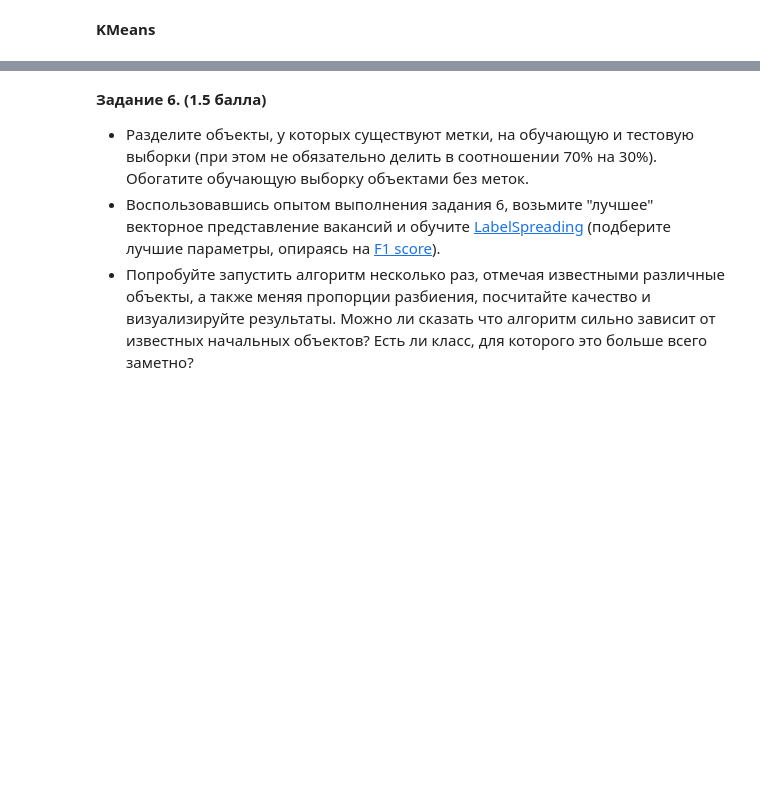
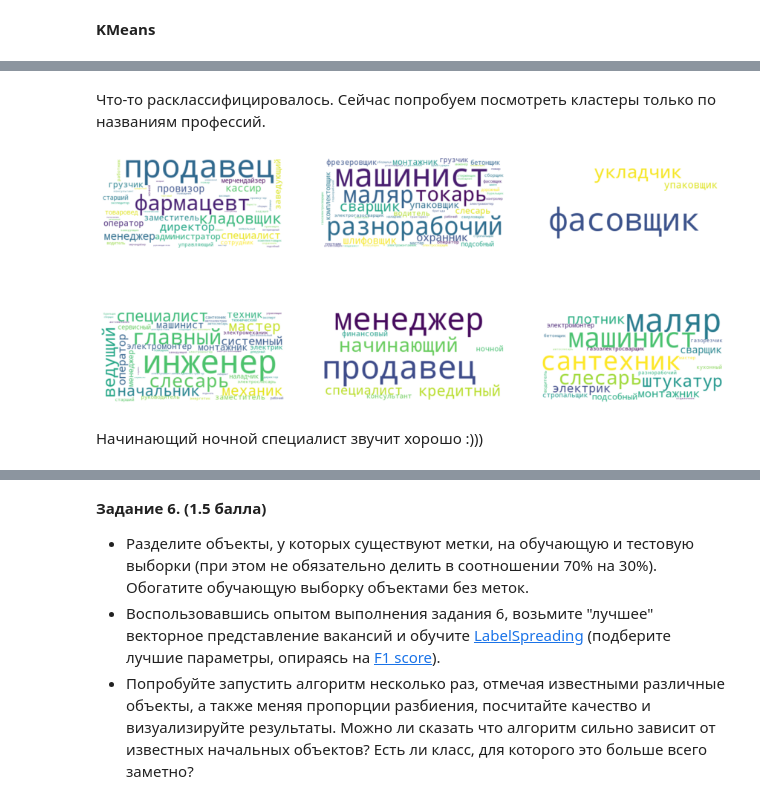
Before and after one commit to Jeniamakarchik/ml_ysda_part_2, a Jupyter notebook: lab2/Lab2.ipynb, the cells around one changed output, grey strips where cells are left out. Drawn from its saved outputs; the diff is of its cells as text; code cells hidden in the pictures; blank space fills up the shorter version.

```diff
--- a/lab2/Lab2.ipynb
+++ b/lab2/Lab2.ipynb
@@ -644,3 +799,26 @@ Fowlkes-Mallows scores speed: 0.11455.
+# %% [markdown]
+Что-то расклассифицировалось. Сейчас попробуем посмотреть кластеры только по названиям профессий.
+# %%
+fig, axes = plt.subplots(2, 3, figsize=(15, 7), sharey=True)
+
+i = 0
+labels = kmeans.labels_
+for label in range(0, n_clusters, 5):
+  mask = labels == label
+  texts = np.array(text_tr)[mask]
+  text = " ".join([sent[0] for sent in texts])
+
+  wordcloud = WordCloud(max_font_size=70, max_words=50,
+                        background_color="white").generate(text)
+
+  axes[i//3, i%3].imshow(wordcloud, interpolation="bilinear")
+  axes[i//3, i%3].axis('off')
+
+  i += 1
+# %% [output]
+[figure, added]
+# %% [markdown]
+Начинающий ночной специалист звучит хорошо :)))
 # %% [markdown]
 ## Частичное обучение
 
```
Also changed, not shown: parts of 116 cells of this notebook.
